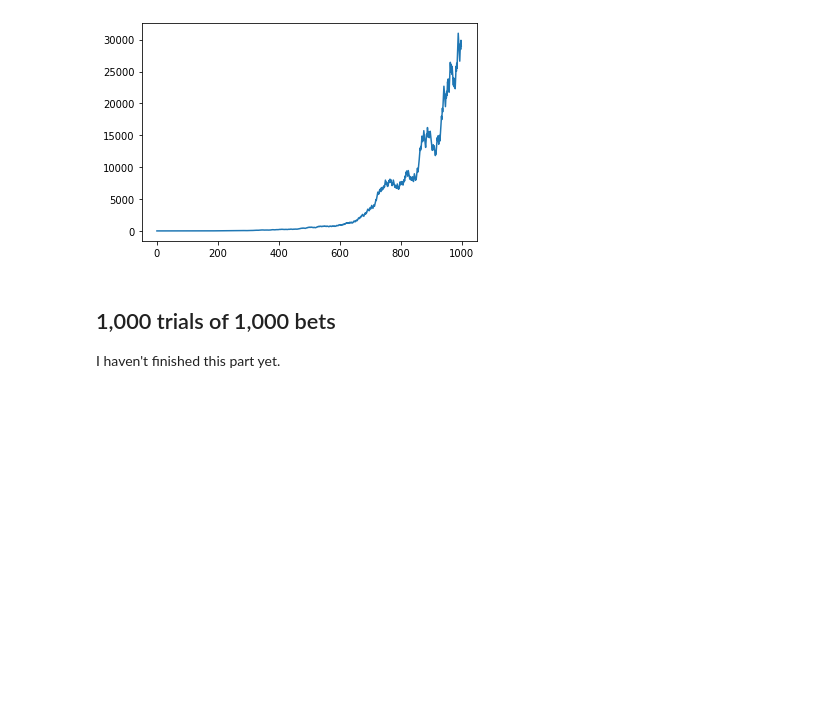
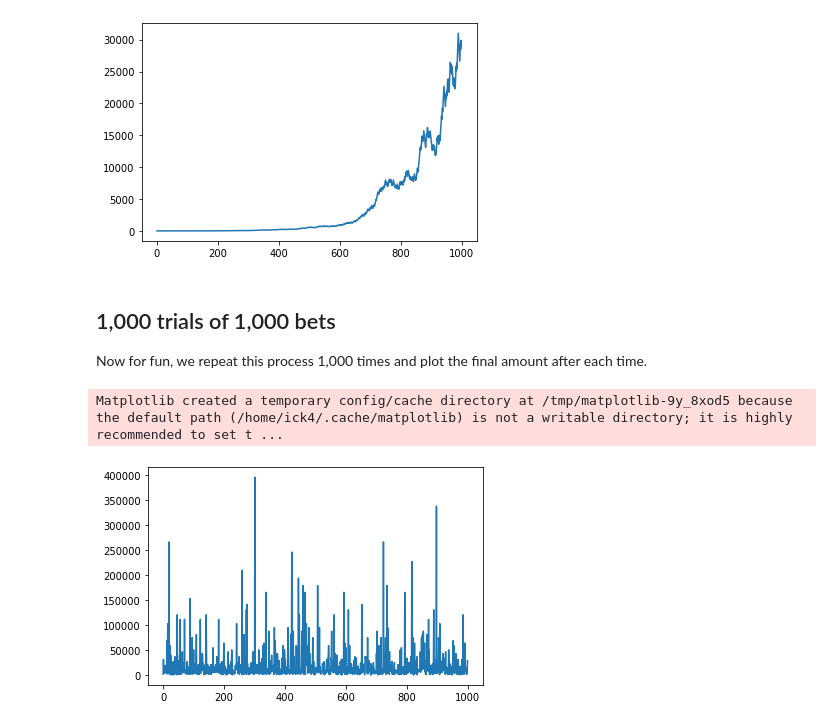
Before and after one commit to Symorq/exploring-ergodicity, a Jupyter notebook: ergodicity.ipynb, the cells around one changed output. Saved outputs shown, nothing was run; the diff lists cells and outputs as text; code cells hidden in the pictures; blank space fills up the shorter version.

Commit message:
More trials, more graphs

```diff
--- a/ergodicity.ipynb
+++ b/ergodicity.ipynb
@@ -51,22 +51,21 @@ plt.plot(range(1000), bet_trajectory)
 plt.show()
 # %% [output]
 [figure]
-# %% [markdown]
-## 1,000 trials of 1,000 bets
-
-I haven't finished this part yet.
+# %% [markdown]
+## 1,000 trials of 1,000 bets
+
+Now for fun, we repeat this process 1,000 times and plot the final amount after each time.
 # %%
-def betting_spree(outcomes, bet):
-    """ Takes a starting bet and a list of 1/0 (win/lose) outcomes, and outputs
+def betting_spree(bet, num_trials):
+    """ Takes a starting bet and a number of bets to make, and outputs
         the final amount where 1 (win) = 5% gain, 0 (lose) = 3% loss
 
     Params:
     ----
     bet: String
         Your starting bet amount (e.g. 1, to bet $1)
-    outcomes: List
-        A list of win/lose outcomes
-        Length of the list corresponds to # of bets to place sequentially
+    num_trials: Int
+        A number of times to bet
 
     Returns:
     ----
@@ -74,11 +73,22 @@ def betting_spree(outcomes, bet):
         The final amount you win/lose
 
     """
+    import numpy as np
+    outcomes = np.random.binomial(1, 0.5, num_trials)
+
     for n in outcomes:
-    if n == 1:
-        bet = bet * 1.05
-    else:
-        bet = bet * 0.97
+        if n == 1:
+            bet = bet * 1.05
+        else:
+            bet = bet * 0.97
     return(bet)
 
-#stored_trials = for i in
+stored_trials = [betting_spree(1, 1000) for x in range(1000)]
+# %%
+import matplotlib.pyplot as plt
+
+plt.plot(range(1000), stored_trials)
+plt.show()
+# %% [output]
+Matplotlib created a temporary config/cache directory at /tmp/matplotlib-9y_8xod5 because the default path (/home/ick4/.cache/matplotlib) is not a writable directory; it is highly recommended to set t ...
+[figure, added]
```
Also changed, not shown: parts of 7 cells of this notebook.
